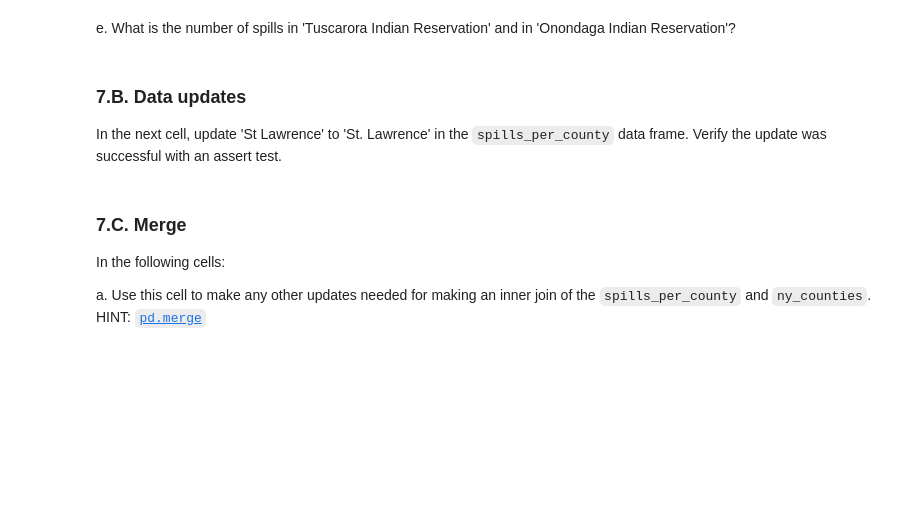
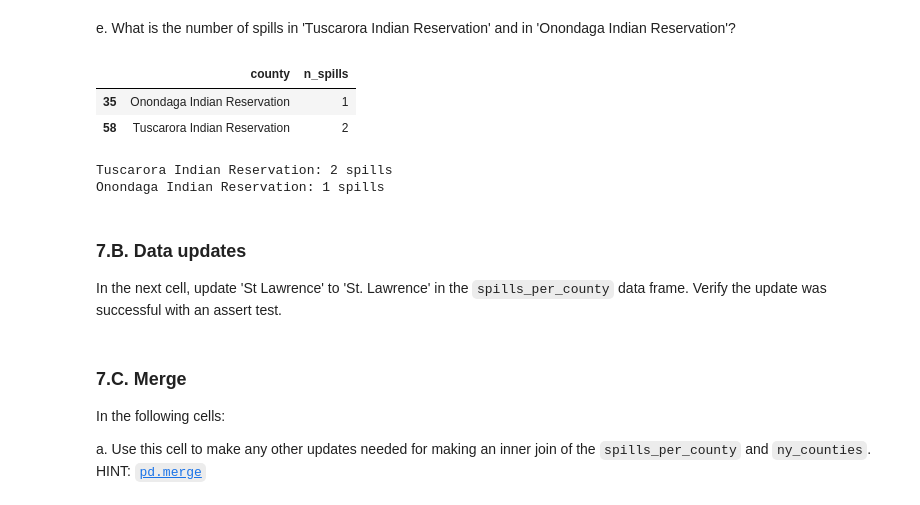
Before and after one commit to veronica-moran/eds220-hwk3, a Jupyter notebook: hwk3-task2-spills.ipynb, the cells around one changed output. Drawn from its saved outputs; the diff is of its cells as text; code cells hidden in the pictures; blank space fills up the shorter version.

```diff
--- a/hwk3-task2-spills.ipynb
+++ b/hwk3-task2-spills.ipynb
@@ -510,7 +547,22 @@ grader.check("7Ad")
 # %% [markdown]
 e. What is the number of spills in 'Tuscarora Indian Reservation' and in 'Onondaga Indian Reservation'?
+# %%
+spills_per_county.loc[
+    spills_per_county['county'].isin(['Tuscarora Indian Reservation', 'Onondaga Indian Reservation']),
+    ['county', 'n_spills']
+]
+# %% [output]
+|  | county | n_spills |
+| 35 | Onondaga Indian Reservation | 1 |
+| 58 | Tuscarora Indian Reservation | 2 |
 # %%
 # e.
+for county in ['Tuscarora Indian Reservation', 'Onondaga Indian Reservation']:
+    count = spills_per_county.loc[spills_per_county['county'] == county, 'n_spills'].iloc[0]
+    print(f"{county}: {count} spills")
+# %% [output]
+Tuscarora Indian Reservation: 2 spills
+Onondaga Indian Reservation: 1 spills
 # %% [markdown]
 ### 7.B. Data updates
 
```
Also changed, not shown: parts of 17 cells of this notebook.
